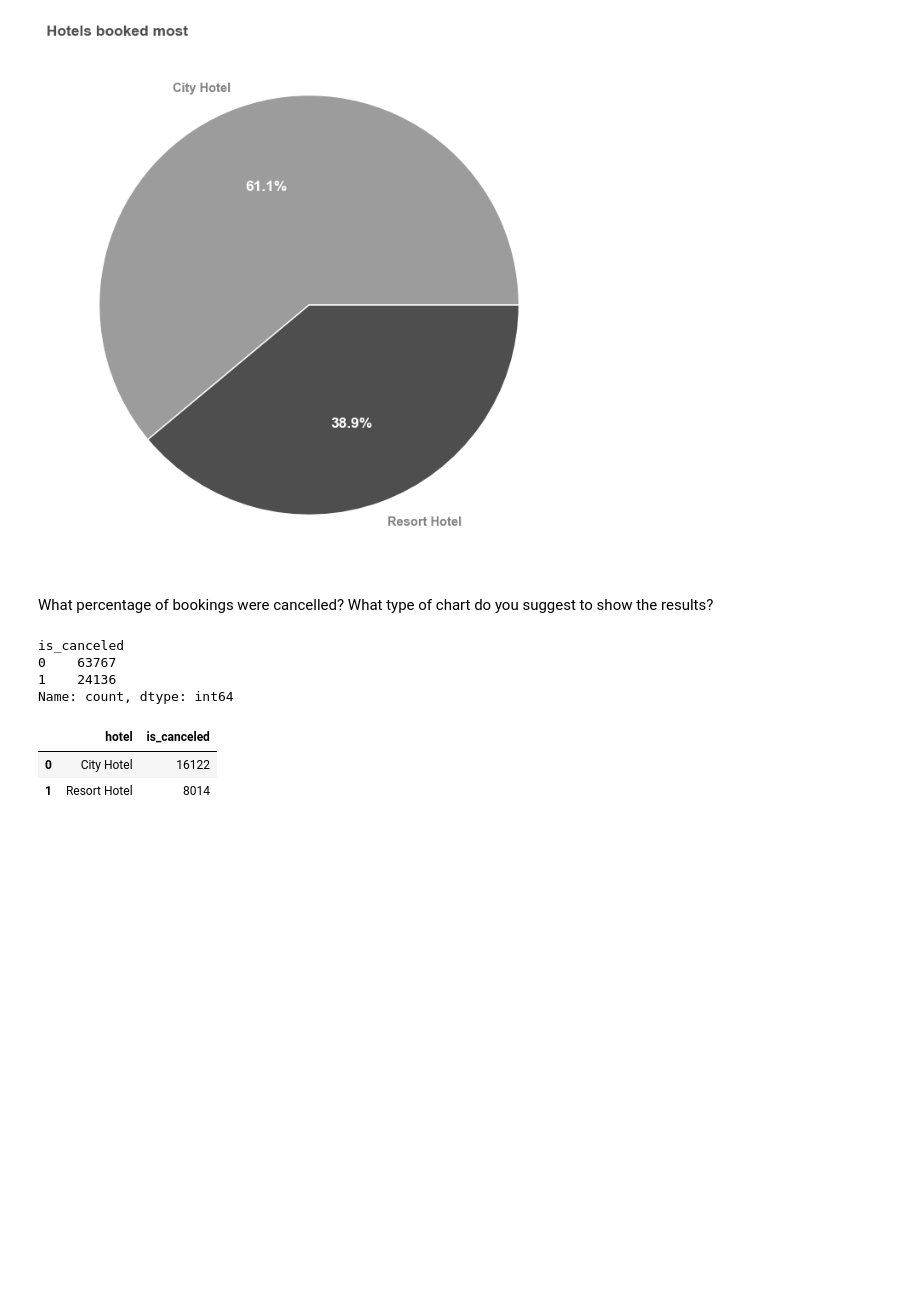
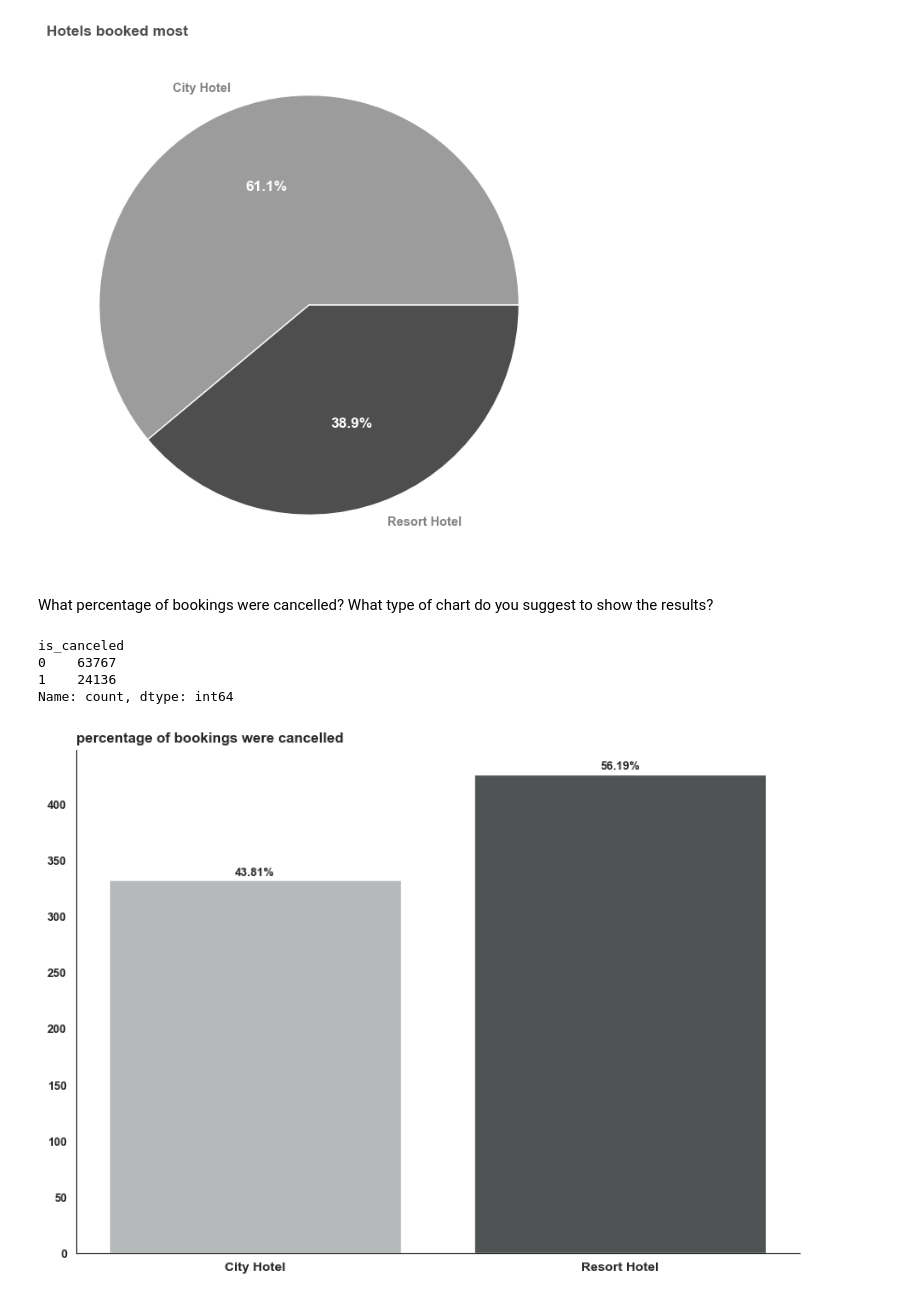
Before and after one commit to soheil-asgari/Hotel_bookings, a Jupyter notebook: app.ipynb, the cells around one changed output. Saved outputs shown, nothing was run; the diff lists cells and outputs as text; code cells hidden in the pictures; blank space fills up the shorter version.

```diff
--- a/app.ipynb
+++ b/app.ipynb
@@ -149,8 +151,50 @@ is_canceled
 1    24136
 Name: count, dtype: int64
 # %%
-df.groupby("hotel")["is_canceled"].sum().reset_index()
+Hotel_bookings_reserv = (
+    Hotel_bookings.groupby("hotel")
+    .agg({"is_canceled": "sum", "reservation_status": "count"})[
+        ["is_canceled", "reservation_status"]
+    ]
+    .reset_index()
+)
-# %% [output]
-|  | hotel | is_canceled |
-| 0 | City Hotel | 16122 |
-| 1 | Resort Hotel | 8014 |
+# %%
+Hotel_bookings_reserv["percentage"] = (
+    Hotel_bookings_reserv["reservation_status"]
+    / Hotel_bookings_reserv["is_canceled"]
+    * 100
+)
+total_percentage = Hotel_bookings_reserv["percentage"].sum()
+Hotel_bookings_reserv["val"] = round(
+    (Hotel_bookings_reserv["percentage"] / total_percentage) * 100, 2
+)
+# %%
+plt.figure(figsize=(10, 7))
+rcParams["font.weight"] = "bold"
+plt.rcParams["axes.spines.right"] = False
+plt.rcParams["axes.spines.top"] = False
+color = ["#b6b9ba", "#505354"]
+ax = plt.bar(data=Hotel_bookings_reserv, x="hotel", height="percentage", color=color)
+plt.title(
+    "percentage of bookings were cancelled",
+    loc="left",
+    fontdict={"fontsize": "11", "weight": "bold"},
+)
+i = 0
+for p in ax:
+    width = p.get_width()
+    height = p.get_height()
+    x, y = p.get_xy()
+
+    plt.text(
+        x + width / 2,
+        y + height * 1.01,
+        str(Hotel_bookings_reserv["val"][i]) + "%",
+        ha="center",
+        weight="bold",
+    )
+    i += 1
+plt.xticks(fontsize=10)
+plt.show()
+# %% [output]
+[figure, added]
```
Also changed, not shown: parts of 3 cells of this notebook.
